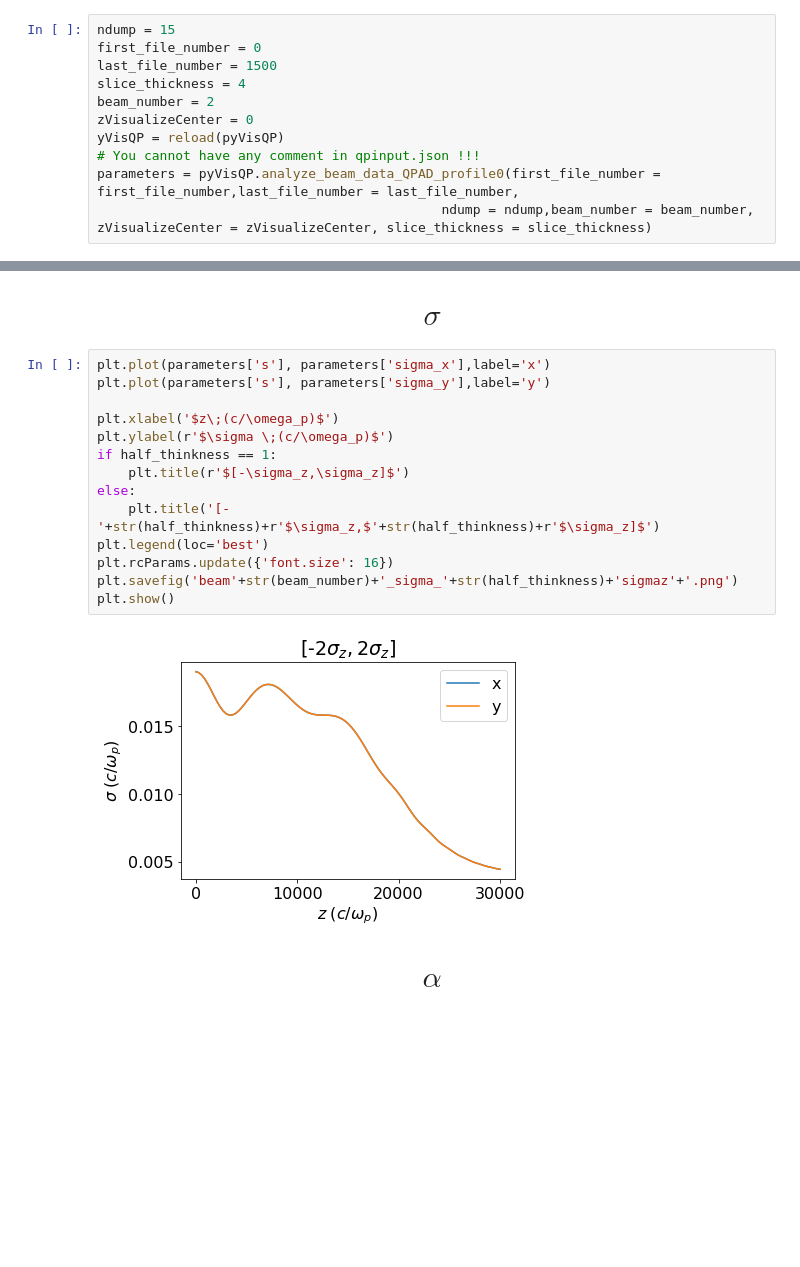
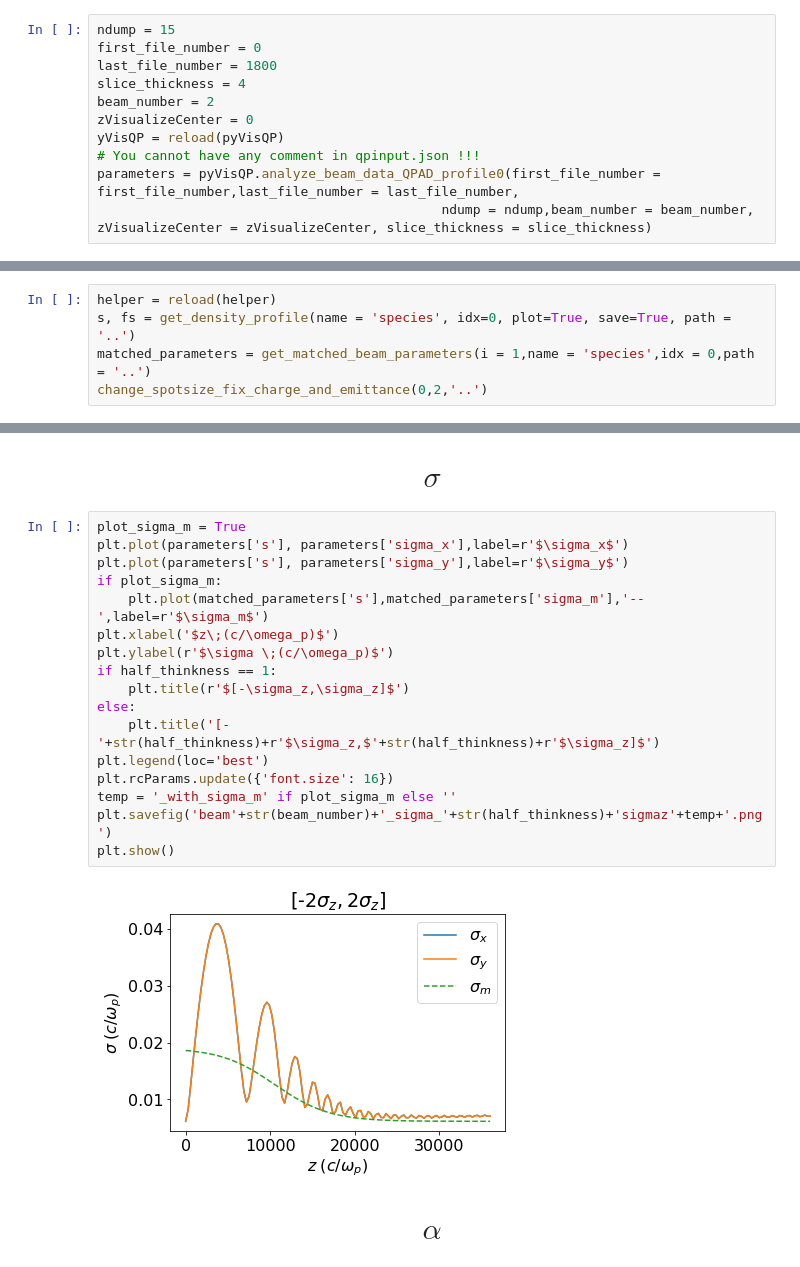
Before and after one commit to uclazyj/JupyterQpic, a Jupyter notebook: QPAD.ipynb, the cells around one changed output, grey strips where cells are left out. Cells and saved outputs as stored; diff of their text form; blank space fills up the shorter version.

```diff
--- a/QPAD.ipynb
+++ b/QPAD.ipynb
@@ -11,7 +13,7 @@ dirname = '..'
 # %%
 ndump = 15
 first_file_number = 0
-last_file_number = 1500
+last_file_number = 1800
 slice_thickness = 4
 beam_number = 2
 zVisualizeCenter = 0
@@ -62,2 +64,7 @@ plt.show()
 # %% [markdown]
 # Plasma ramp data
+# %%
+helper = reload(helper)
+s, fs = get_density_profile(name = 'species', idx=0, plot=True, save=True, path = '..')
+matched_parameters = get_matched_beam_parameters(i = 1,name = 'species',idx = 0,path = '..')
+change_spotsize_fix_charge_and_emittance(0,2,'..')
@@ -97,21 +114,24 @@ plt.show()
 # %% [markdown]
 # $$\sigma$$
 # %%
-plt.plot(parameters['s'], parameters['sigma_x'],label='x')
-plt.plot(parameters['s'], parameters['sigma_y'],label='y')
-
+plot_sigma_m = True
+plt.plot(parameters['s'], parameters['sigma_x'],label=r'$\sigma_x$')
+plt.plot(parameters['s'], parameters['sigma_y'],label=r'$\sigma_y$')
+if plot_sigma_m:
+    plt.plot(matched_parameters['s'],matched_parameters['sigma_m'],'--',label=r'$\sigma_m$')
 plt.xlabel('$z\;(c/\omega_p)$')
 plt.ylabel(r'$\sigma \;(c/\omega_p)$')
 if half_thinkness == 1:
     plt.title(r'$[-\sigma_z,\sigma_z]$')
 else:
     plt.title('[-'+str(half_thinkness)+r'$\sigma_z,$'+str(half_thinkness)+r'$\sigma_z]$')
 plt.legend(loc='best')
 plt.rcParams.update({'font.size': 16})
-plt.savefig('beam'+str(beam_number)+'_sigma_'+str(half_thinkness)+'sigmaz'+'.png')
+temp = '_with_sigma_m' if plot_sigma_m else ''
+plt.savefig('beam'+str(beam_number)+'_sigma_'+str(half_thinkness)+'sigmaz'+temp+'.png')
 plt.show()
 # %% [output]
-[figure, old version]
+[figure, new version]
 # %% [markdown]
 # $$\alpha$$
 # %%
```
Also changed, not shown: parts of 11 cells of this notebook, 1 other file.
